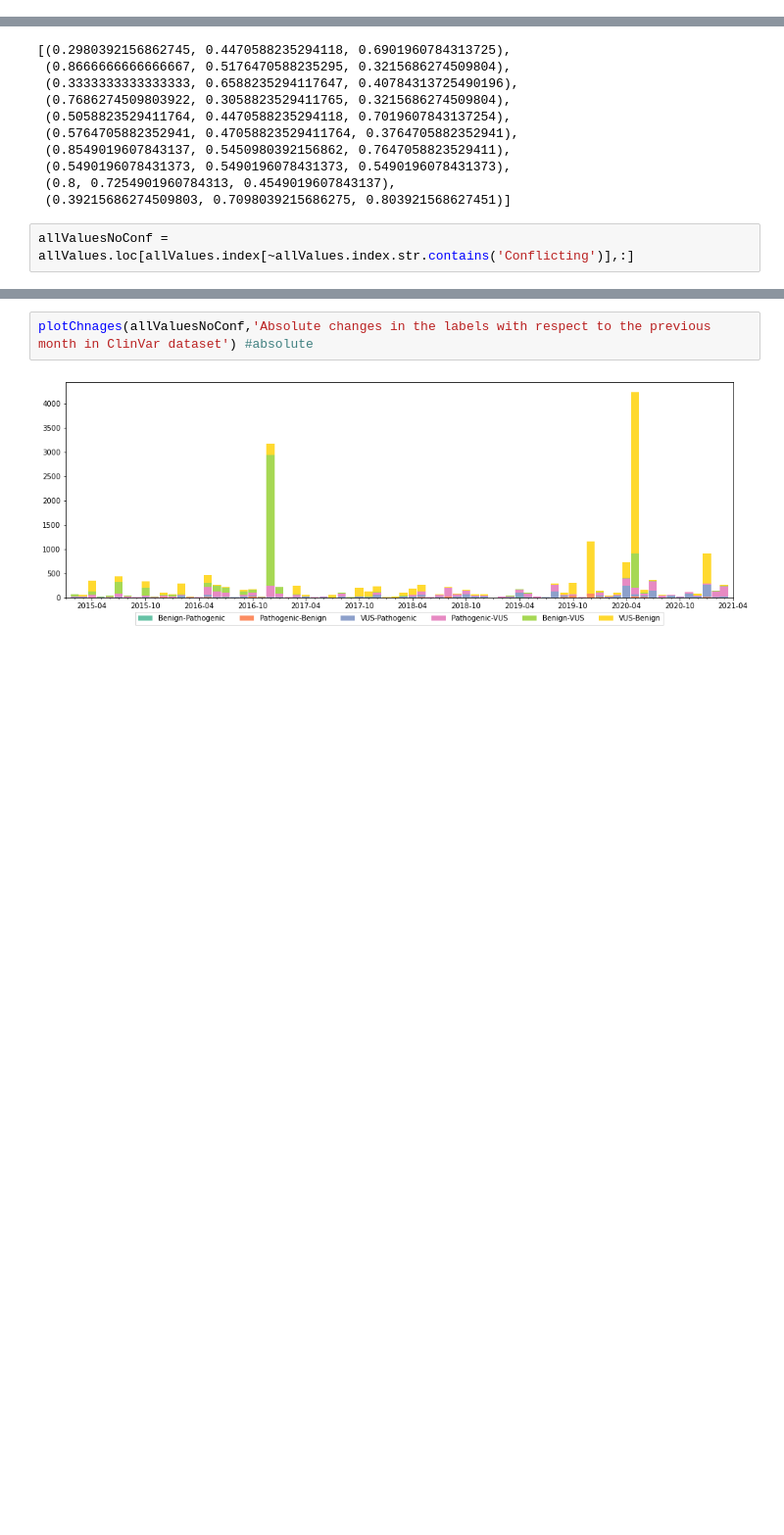
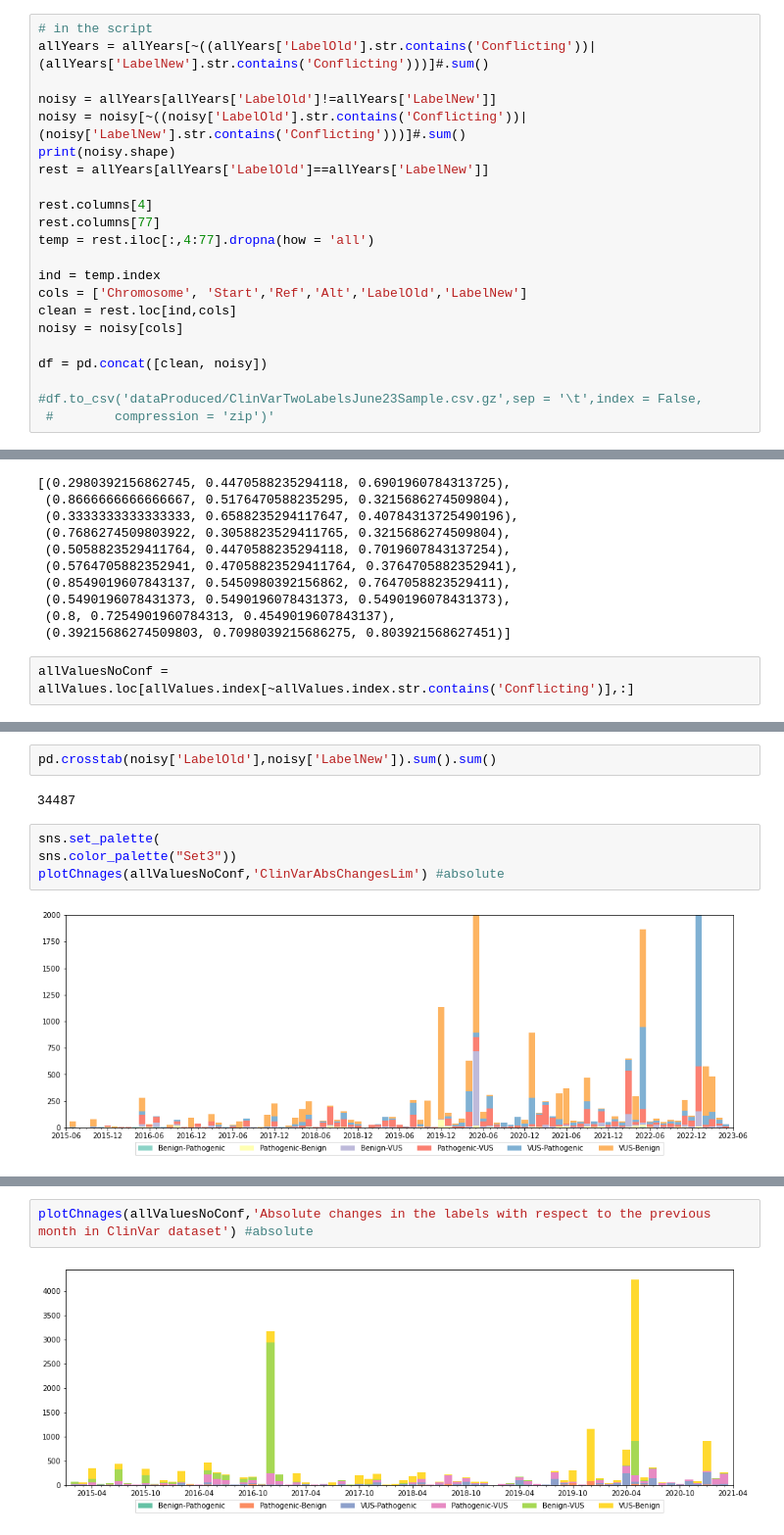
Before and after one commit to nazaretl/MisLaBenchmark, a Jupyter notebook: Notebooks/1.ClinVar.ipynb, the cells around one changed output, grey strips where cells are left out. Shown: that part at 98% size. Drawn from its saved outputs; the diff is of its cells as text; blank space fills up the shorter version.

```diff
--- a/Notebooks/1.ClinVar.ipynb
+++ b/Notebooks/1.ClinVar.ipynb
@@ -152,0 +370,22 @@ allYears
+# %%
+# in the script
+allYears = allYears[~((allYears['LabelOld'].str.contains('Conflicting'))|(allYears['LabelNew'].str.contains('Conflicting')))]#.sum()
+
+noisy = allYears[allYears['LabelOld']!=allYears['LabelNew']]
+noisy = noisy[~((noisy['LabelOld'].str.contains('Conflicting'))|(noisy['LabelNew'].str.contains('Conflicting')))]#.sum()
+print(noisy.shape)
+rest = allYears[allYears['LabelOld']==allYears['LabelNew']]
+
+rest.columns[4]
+rest.columns[77]
+temp = rest.iloc[:,4:77].dropna(how = 'all')
+
+ind = temp.index
+cols = ['Chromosome', 'Start','Ref','Alt','LabelOld','LabelNew']
+clean = rest.loc[ind,cols]
+noisy = noisy[cols]
+
+df = pd.concat([clean, noisy])
+
+#df.to_csv('dataProduced/ClinVarTwoLabelsJune23Sample.csv.gz',sep = '\t',index = False,
+ #        compression = 'zip')'
@@ -518,4 +817,14 @@ def plotChnages(count, title,width = 30,ncol = 6):
     plt.show()
+# %%
+pd.crosstab(noisy['LabelOld'],noisy['LabelNew']).sum().sum()
+# %% [output]
+34487
+# %%
+sns.set_palette(
+sns.color_palette("Set3"))
+plotChnages(allValuesNoConf,'ClinVarAbsChangesLim') #absolute
+# %% [output]
+[figure, added]
 # %%
 sns.set_palette(
 sns.color_palette("Set3"))
```
Also changed, not shown: parts of 46 cells of this notebook, 1 other file.
